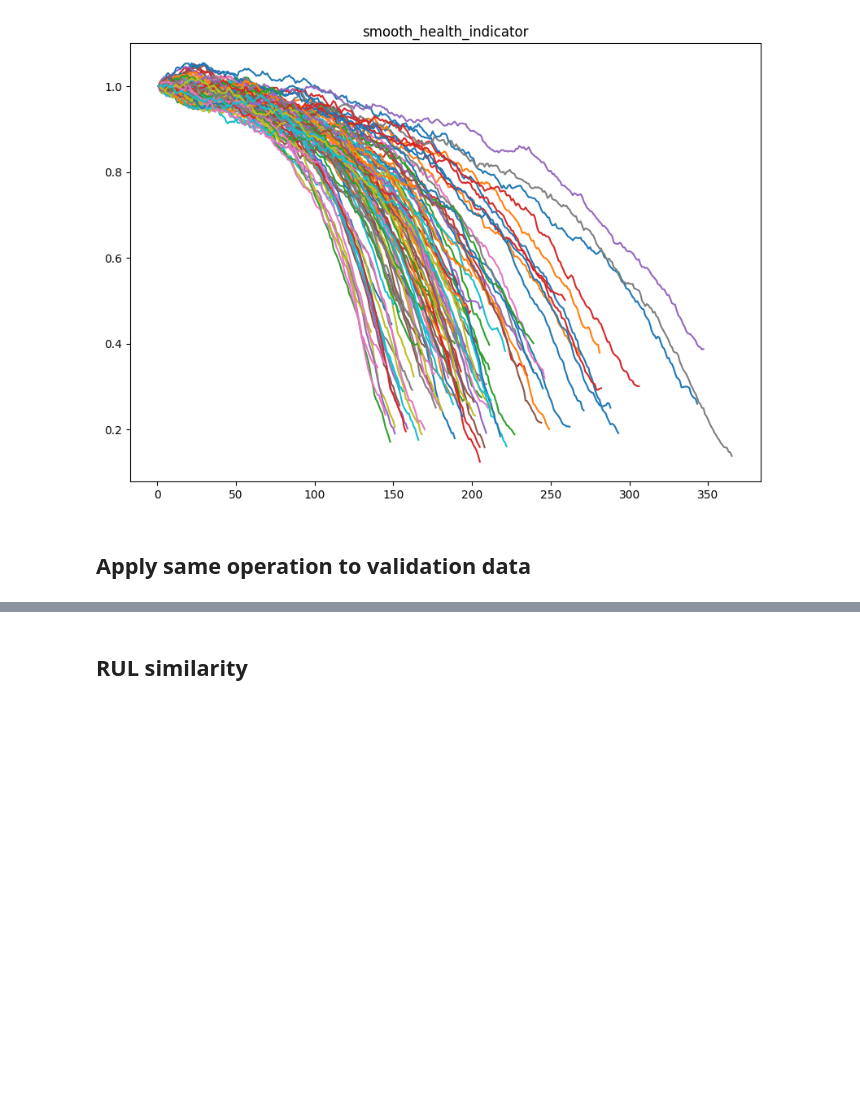
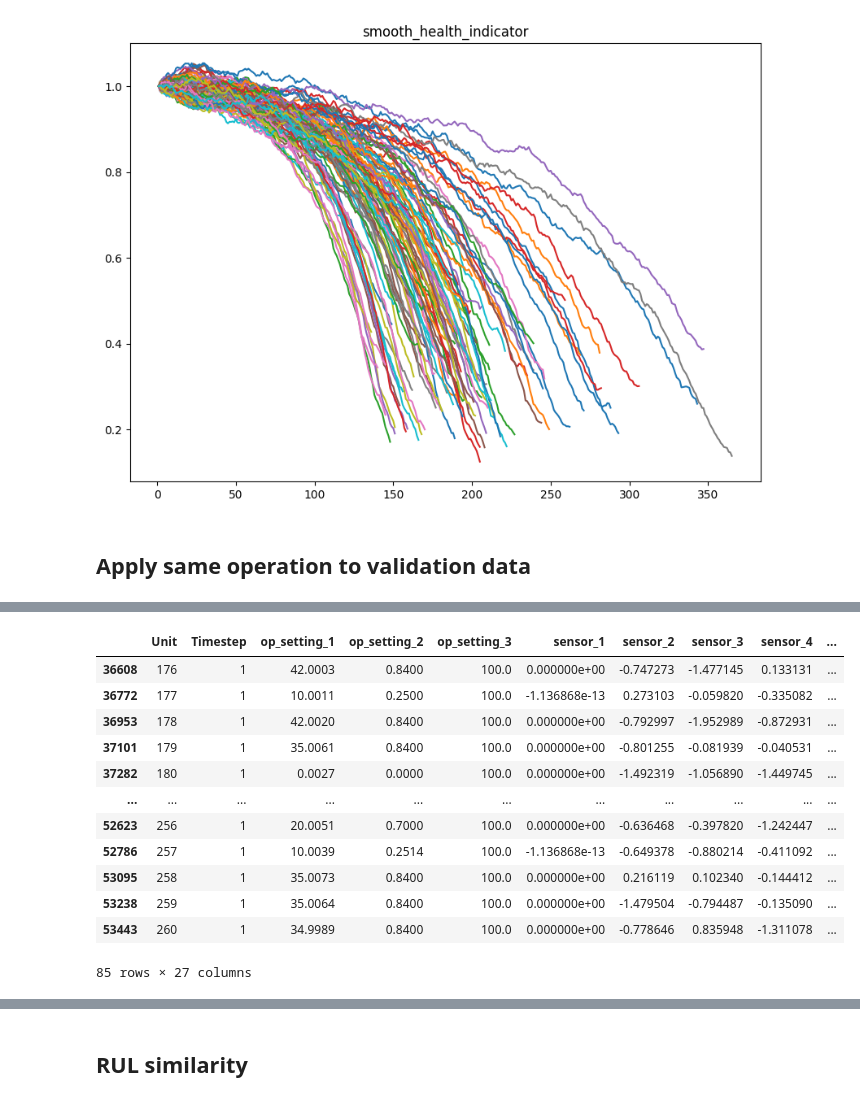
Before and after one commit to 2ThuyThuy/RUL_estimation, a Jupyter notebook: reseach model/Similarity model/create pipeline to reseach and make model.ipynb, the cells around one changed output, grey strips where cells are left out. Saved outputs shown, nothing was run; the diff lists cells and outputs as text; code cells hidden in the pictures; blank space fills up the shorter version.

```diff
--- a/reseach model/Similarity model/create pipeline to reseach and make model.ipynb
+++ b/reseach model/Similarity model/create pipeline to reseach and make model.ipynb
@@ -285,4 +323,20 @@ validationData['cluster'] = y_means_var ## Create cruster
 # %%
 validationDataNormalized = load_Normalization(validationData)
+# %%
+validationDataNormalized[validationDataNormalized.Timestep == 1]
+# %% [output]
+|  | Unit | Timestep | op_setting_1 | op_setting_2 | op_setting_3 | sensor_1 | sensor_2 | sensor_3 | sensor_4 | ... |
+| 36608 | 176 | 1 | 42.0003 | 0.8400 | 100.0 | 0.000000e+00 | -0.747273 | -1.477145 | 0.133131 | ... |
+| 36772 | 177 | 1 | 10.0011 | 0.2500 | 100.0 | -1.136868e-13 | 0.273103 | -0.059820 | -0.335082 | ... |
+| 36953 | 178 | 1 | 42.0020 | 0.8400 | 100.0 | 0.000000e+00 | -0.792997 | -1.952989 | -0.872931 | ... |
+| 37101 | 179 | 1 | 35.0061 | 0.8400 | 100.0 | 0.000000e+00 | -0.801255 | -0.081939 | -0.040531 | ... |
+| 37282 | 180 | 1 | 0.0027 | 0.0000 | 100.0 | 0.000000e+00 | -1.492319 | -1.056890 | -1.449745 | ... |
+| ... | ... | ... | ... | ... | ... | ... | ... | ... | ... | ... |
+| 52623 | 256 | 1 | 20.0051 | 0.7000 | 100.0 | 0.000000e+00 | -0.636468 | -0.397820 | -1.242447 | ... |
+| 52786 | 257 | 1 | 10.0039 | 0.2514 | 100.0 | -1.136868e-13 | -0.649378 | -0.880214 | -0.411092 | ... |
+| 53095 | 258 | 1 | 35.0073 | 0.8400 | 100.0 | 0.000000e+00 | 0.216119 | 0.102340 | -0.144412 | ... |
+| 53238 | 259 | 1 | 35.0064 | 0.8400 | 100.0 | 0.000000e+00 | -1.479504 | -0.794487 | -0.135090 | ... |
+| 53443 | 260 | 1 | 34.9989 | 0.8400 | 100.0 | 0.000000e+00 | -0.778646 | 0.835948 | -1.311078 | ... |
+85 rows × 27 columns
 # %%
 validataionDataToFused = degradationSensorFusion(validationDataNormalized, sensorToFuse, weights)
```
Also changed, not shown: parts of 27 cells of this notebook, 42 other files.
